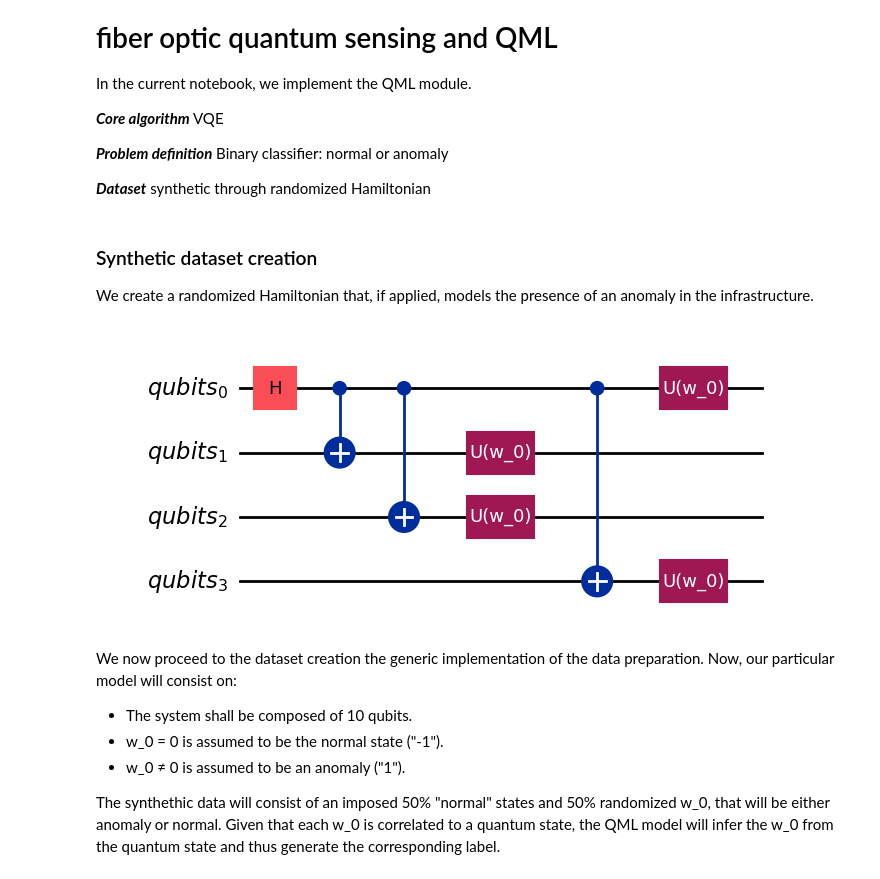
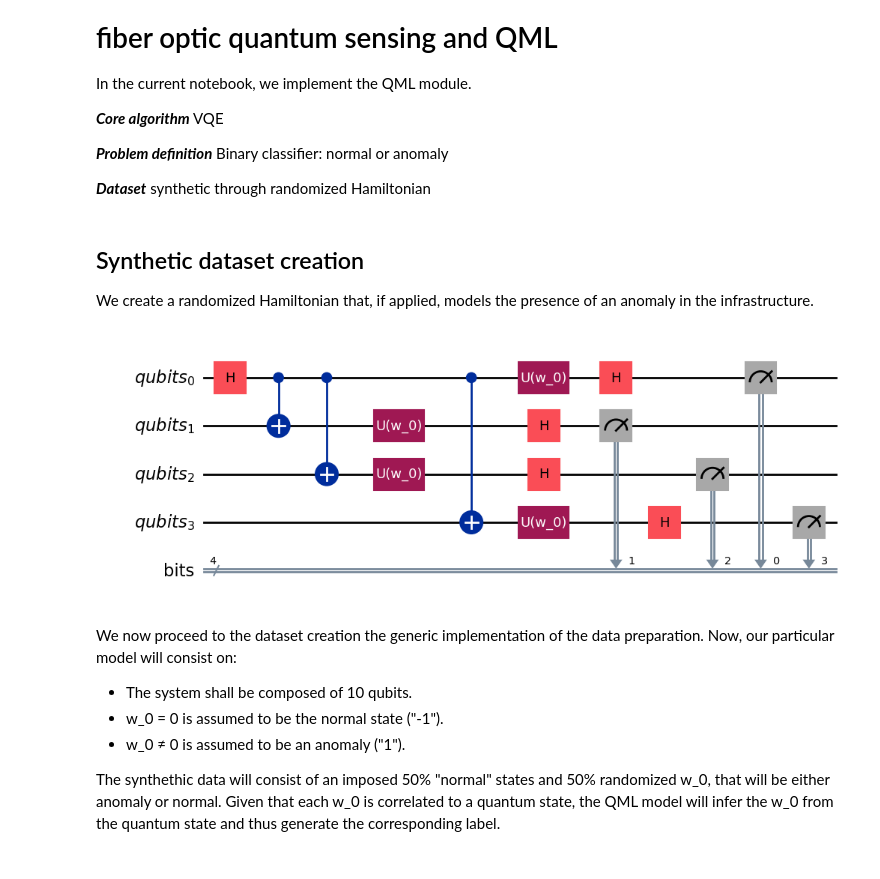
Before and after one commit to mateo-st/qsensing-qml, a Jupyter notebook: QML_module.ipynb, the cells around one changed output. Saved outputs shown, nothing was run; the diff lists cells and outputs as text; code cells hidden in the pictures.

Commit message:
finished_classical_vqc

```diff
--- a/QML_module.ipynb
+++ b/QML_module.ipynb
@@ -25,15 +25,29 @@ from sklearn.model_selection import train_test_split
 from qiskit.quantum_info import Statevector
 from qiskit_machine_learning.algorithms.classifiers import NeuralNetworkClassifier, VQC
 # %% [markdown]
-### Synthetic dataset creation
+## Synthetic dataset creation
 
 We create a randomized Hamiltonian that, if applied, models the presence of an anomaly in the infrastructure.
 # %%
+def str_to_list(string):
+    '''
+    Given a string input, it will output a list as each bit string as elements.
+    '''
+    new_list = []
+    for i in string:
+        new_list.append(int(i))
+    return new_list
+
+
 def hamiltonian_creation (num_qubits, w_0):
+    '''
+    Implementation of the w_O-parameterized Hamiltonian on a N-qubit system.
+    '''
 
     # Initialize circuit and qubit states
     quantum_register = QuantumRegister(num_qubits, 'qubits')
-    circuit = QuantumCircuit(quantum_register)
+    classical_register = ClassicalRegister(num_qubits, 'bits')
+    circuit = QuantumCircuit(quantum_register, classical_register)
     circuit.h(quantum_register[0])
     circuit.cx(quantum_register[0], quantum_register[1:num_qubits])
 
@@ -42,15 +56,22 @@ def hamiltonian_creation (num_qubits, w_0):
     operator = Operator(matrix)
     circuit.unitary(operator, quantum_register[0:num_qubits], label = 'U(w_0)')
 
-    # Retrieve qubit states
-    statevector_list = []
-    full_statevector = Statevector(circuit)
-    for i in range(num_qubits):
-        statevector_list.append()
+    # Retrieve qubit states (for QML trained on quantum data) -> "quantum sensor"
+    entangled_statevector = Statevector(circuit)
 
-    return circuit, statevector_list
+    # Measure qubits (for QML trained on classical data) -> "classical sensor"
+    # circuit.cx(quantum_register[0], quantum_register[1:num_qubits])
+    circuit.h(quantum_register[0:num_qubits])
+    circuit.measure(quantum_register[0:num_qubits], classical_register[0:num_qubits])
+
+    # Run jobs
+    backend = AerSimulator(method = 'statevector', shots = 1)
+    result = str_to_list(list(backend.run(circuit).result().get_counts().keys())[0])
+
+    return circuit, entangled_statevector,result
 # %%
-# Example for 4 qubits
-hamiltonian_creation(4, 0.2)[0].draw('mpl')
+# Circuit example for 4 qubits
+a = hamiltonian_creation(4, 0.2)
+a[0].draw('mpl')
 # %% [output]
-[figure, old version]
+[figure, new version]
```
Also changed, not shown: parts of 15 cells of this notebook.
